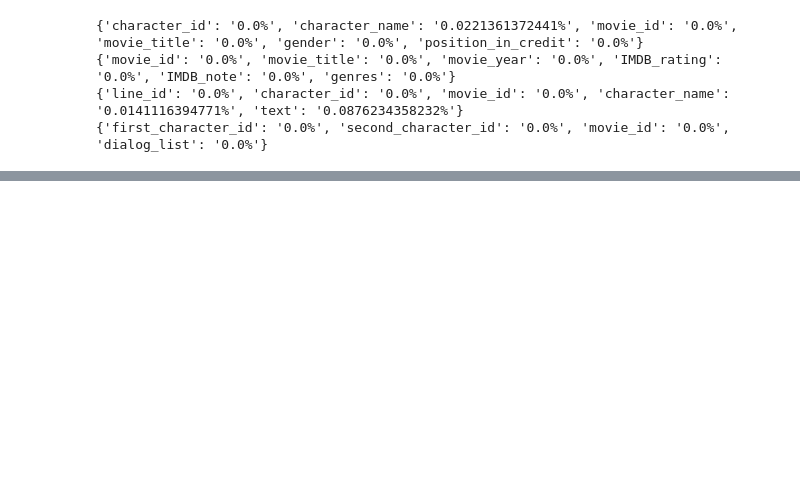
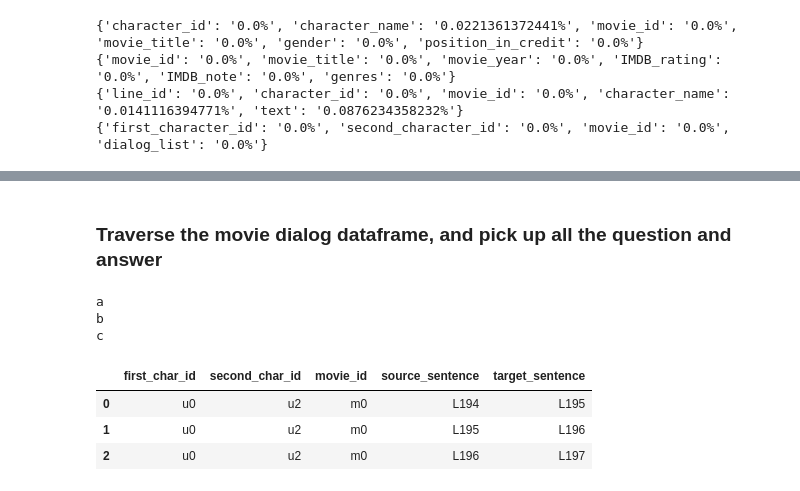
Before and after one commit to AnimeDataScientist/ChatRobot, a Jupyter notebook: src/data_preprocessing/pre-processing.ipynb, the cells around one changed output, grey strips where cells are left out. Cells and saved outputs as stored; diff of their text form; code cells hidden in the pictures; blank space fills up the shorter version.

Commit message:
feat(preprocessing): try to create new dataframe for data

```diff
--- a/src/data_preprocessing/pre-processing.ipynb
+++ b/src/data_preprocessing/pre-processing.ipynb
@@ -157,0 +172,63 @@ print(check_null_percentage(movie_dialog_df, movie_dialog_headers))
+# %% [markdown]
+### Traverse the movie dialog dataframe, and pick up all the question and answer
+# %%
+# Convert a string of list into list
+
+def convert_list(list_str):
+    if list_str is None:
+        return
+
+    list_str = list_str.replace('[','')\
+                        .replace(']','')\
+                        .replace('\'','')
+
+    list = list_str.split(',')
+
+    return list
+
+
+# simple_test
+list_str="['a','b','c']"
+
+for ele in convert_list(list_str):
+    print(ele)
+# %% [output]
+a
+b
+c
+# %%
+data=[]
+columns = ['first_char_id', 'second_char_id', 'movie_id', 'source_sentence', 'target_sentence']
+
+
+for row in movie_dialog_df.iterrows():
+    try:
+        series= row[1]
+
+        first_char_id = series['first_character_id']
+        second_char_id = series['second_character_id']
+        movie_id = series['movie_id']
+        dialog_list = convert_list(series['dialog_list'])
+
+        for i in range(1, len(dialog_list)):
+            source = dialog_list[i - 1]
+            target = dialog_list[i]
+
+
+            row = [first_char_id, second_char_id, movie_id, source, target]
+
+            data.append(row)
+
+        break
+    except Exception as e:
+        print(e)
+        pass
+
+qna_df = pd.DataFrame(data=data, columns=columns)
+# %%
+display(qna_df)
+# %% [output]
+|  | first_char_id | second_char_id | movie_id | source_sentence | target_sentence |
+| 0 | u0 | u2 | m0 | L194 | L195 |
+| 1 | u0 | u2 | m0 | L195 | L196 |
+| 2 | u0 | u2 | m0 | L196 | L197 |
```
Also changed, not shown: parts of 6 cells of this notebook.
